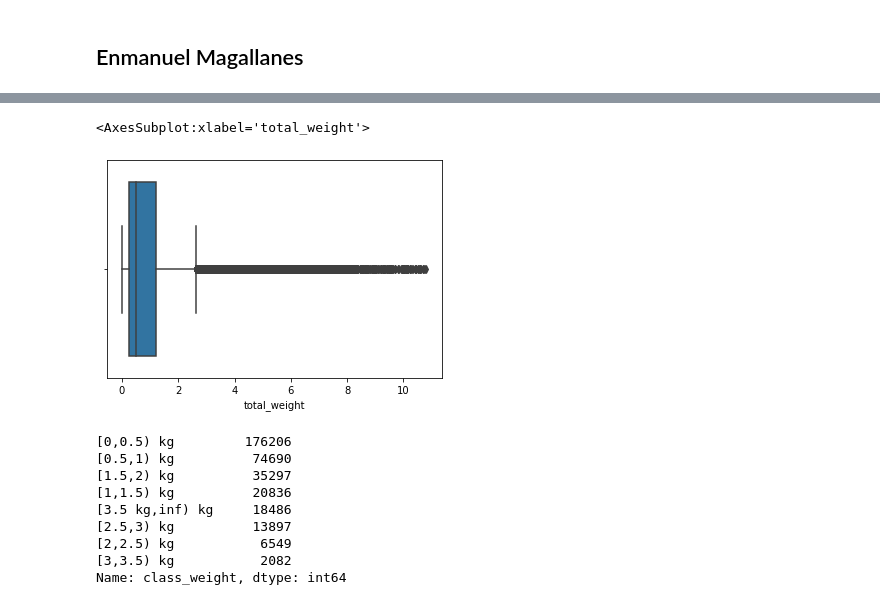
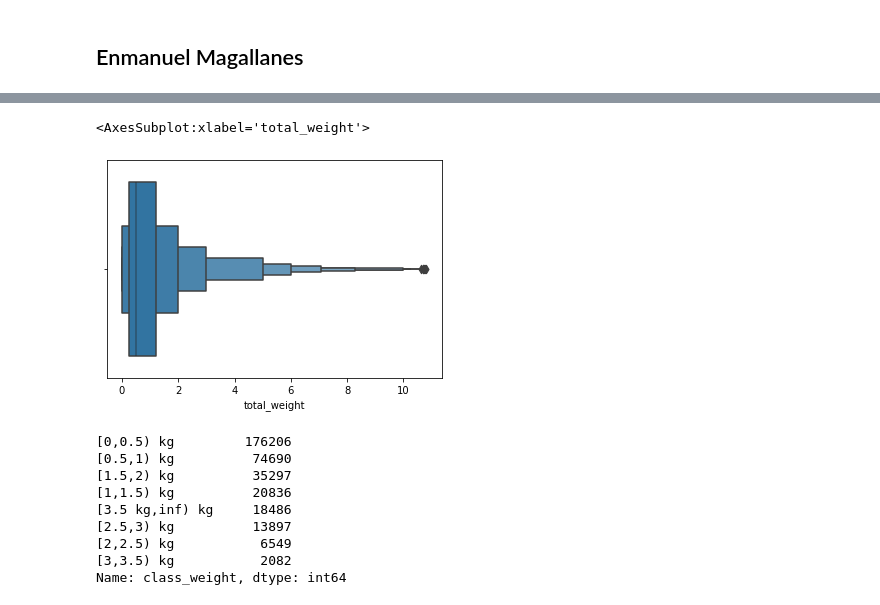
Before and after one commit to enmanuel-mag/ICD-Proyect, a Jupyter notebook: Proyect/notebooks/icd.ipynb, the cells around one changed output, grey strips where cells are left out. Drawn from its saved outputs; the diff is of its cells as text; code cells hidden in the pictures.

```diff
--- a/Proyect/notebooks/icd.ipynb
+++ b/Proyect/notebooks/icd.ipynb
@@ -60,9 +63,9 @@ df = df[ filtered_entries ]
 # %%
 ## Boxplot of total_weight
-sns.boxplot(data=df, x='total_weight')
+sns.boxenplot(data=df, x='total_weight')
 # %% [output]
 <AxesSubplot:xlabel='total_weight'>
-[figure, old version]
+[figure, new version]
 # %%
 labels = ['[0,0.5) kg', '[0.5,1) kg', '[1,1.5) kg', '[1.5,2) kg', '[2,2.5) kg', '[2.5,3) kg', '[3,3.5) kg', '[3.5 kg,inf) kg']
 df['class_weight'] = pd.cut(df['total_weight'], bins=[0, 0.5, 1, 1.5, 2, 2.5, 3, 3.5, np.inf], labels=labels, include_lowest=True)
```
Also changed, not shown: parts of 10 cells of this notebook, 1 other file.
